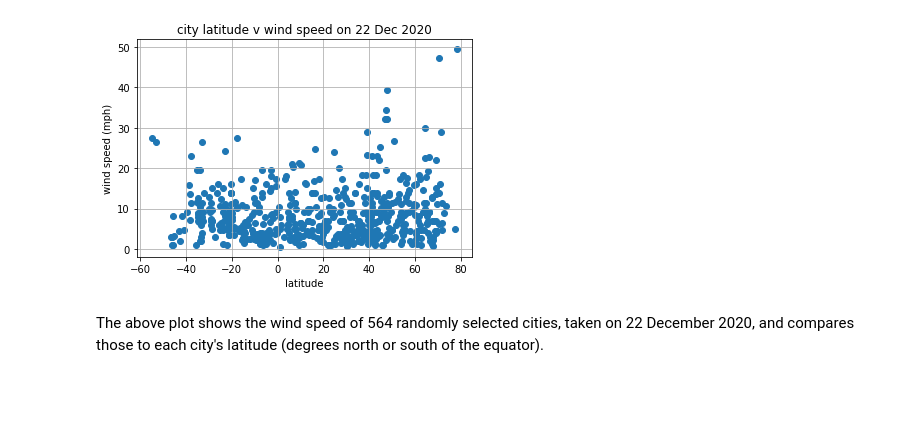
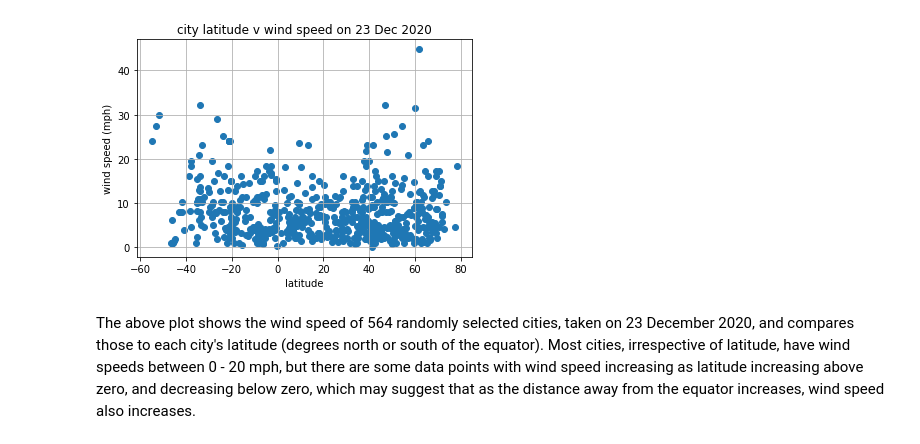
Before and after one commit to sarahDH615/python-api-challenge, a Jupyter notebook: weatherpy/weatherpy.ipynb, the cells around one changed output. Saved outputs shown, nothing was run; the diff lists cells and outputs as text; code cells hidden in the pictures; blank space fills up the shorter version.

```diff
--- a/weatherpy/weatherpy.ipynb
+++ b/weatherpy/weatherpy.ipynb
@@ -225,15 +231,15 @@ The above plot shows the cloudiness of 564 randomly selected cities, taken on 22
 # %%
 #scatter for wind speed v. lat
 x_axis4 = weather_data_df['lat']
 y_axis4 = weather_data_df['wind_speed']
-plt.title('city latitude v wind speed on 22 Dec 2020')
+plt.title('city latitude v wind speed on 23 Dec 2020')
 plt.xlabel('latitude')
 plt.ylabel('wind speed (mph)')
 plt.grid()
 plt.scatter(x_axis4, y_axis4)
 plt.show()
 # %% [output]
-[figure, old version]
+[figure, new version]
 # %% [markdown]
-The above plot shows the wind speed of 564 randomly selected cities, taken on 22 December 2020, and compares those to each city's latitude (degrees north or south of the equator).
+The above plot shows the wind speed of 564 randomly selected cities, taken on 23 December 2020, and compares those to each city's latitude (degrees north or south of the equator). Most cities, irrespective of latitude, have wind speeds between 0 - 20 mph, but there are some data points with wind speed increasing as latitude increasing above zero, and decreasing below zero, which may suggest that as the distance away from the equator increases, wind speed also increases.
 # %%
```
Also changed, not shown: parts of 24 cells of this notebook, 1 other file.
